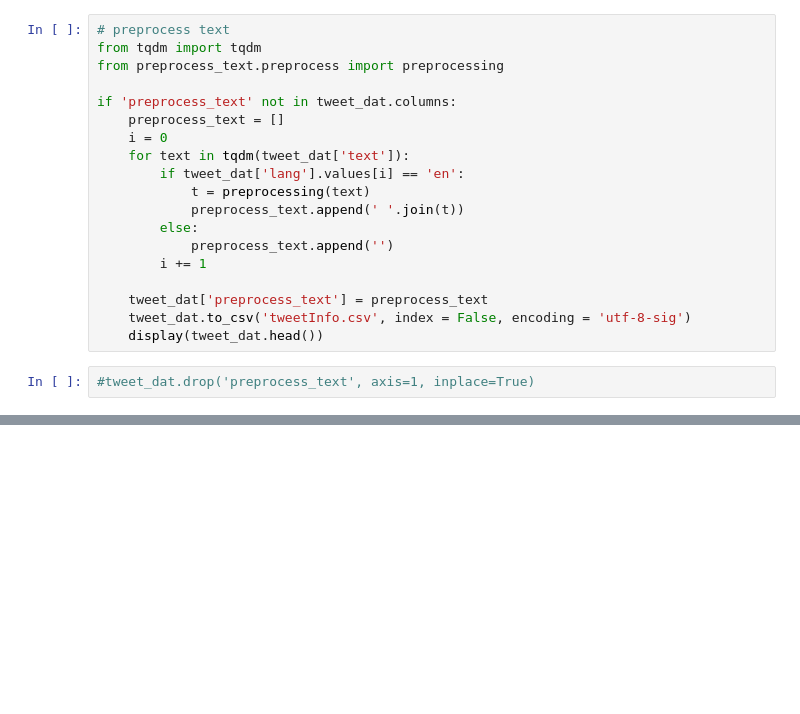
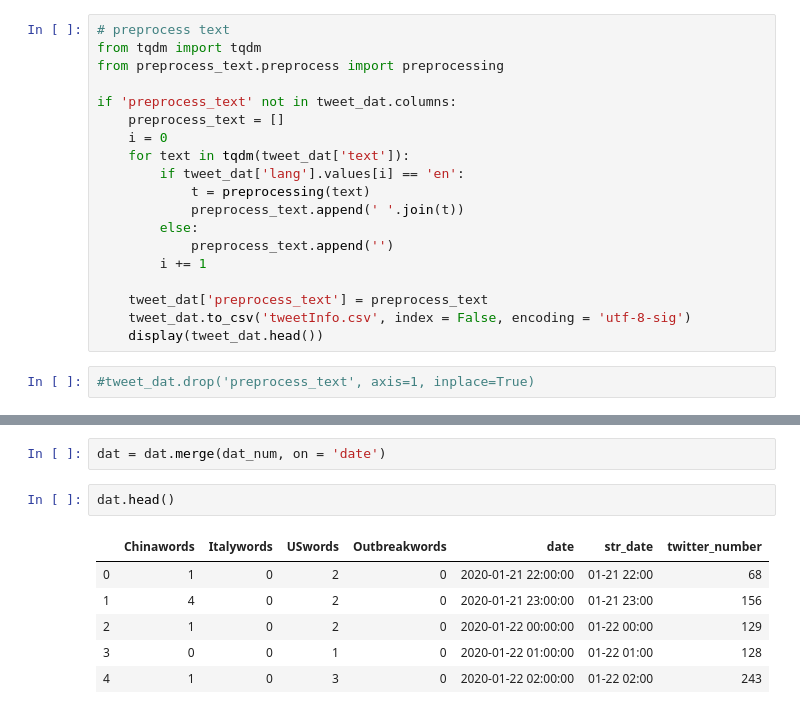
Before and after one commit to DavidYQY/COVID-19-Prediction, a Jupyter notebook: twitter_data/twitter_ts_analysis.ipynb, the cells around one changed output, grey strips where cells are left out. Drawn from its saved outputs; the diff is of its cells as text; blank space fills up the shorter version.

```diff
--- a/twitter_data/twitter_ts_analysis.ipynb
+++ b/twitter_data/twitter_ts_analysis.ipynb
@@ -201,0 +247,11 @@ Name: preprocess_text, Length: 1385, dtype: int64
+# %%
+dat = dat.merge(dat_num, on = 'date')
+# %%
+dat.head()
+# %% [output]
+|  | Chinawords | Italywords | USwords | Outbreakwords | date | str_date | twitter_number |
+| 0 | 1 | 0 | 2 | 0 | 2020-01-21 22:00:00 | 01-21 22:00 | 68 |
+| 1 | 4 | 0 | 2 | 0 | 2020-01-21 23:00:00 | 01-21 23:00 | 156 |
+| 2 | 1 | 0 | 2 | 0 | 2020-01-22 00:00:00 | 01-22 00:00 | 129 |
+| 3 | 0 | 0 | 1 | 0 | 2020-01-22 01:00:00 | 01-22 01:00 | 128 |
+| 4 | 1 | 0 | 3 | 0 | 2020-01-22 02:00:00 | 01-22 02:00 | 243 |
```
Also changed, not shown: parts of 11 cells of this notebook, 11 other files.
